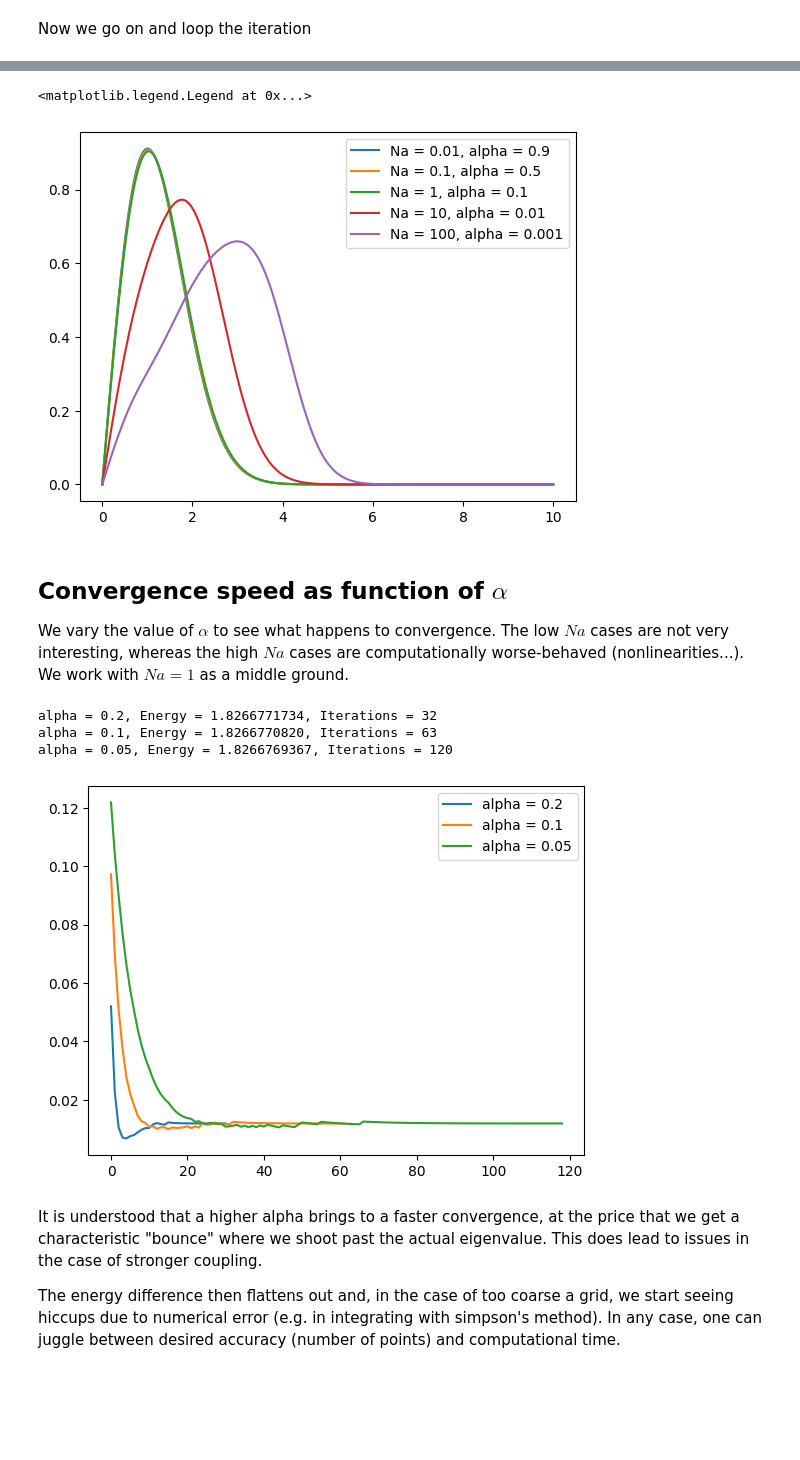
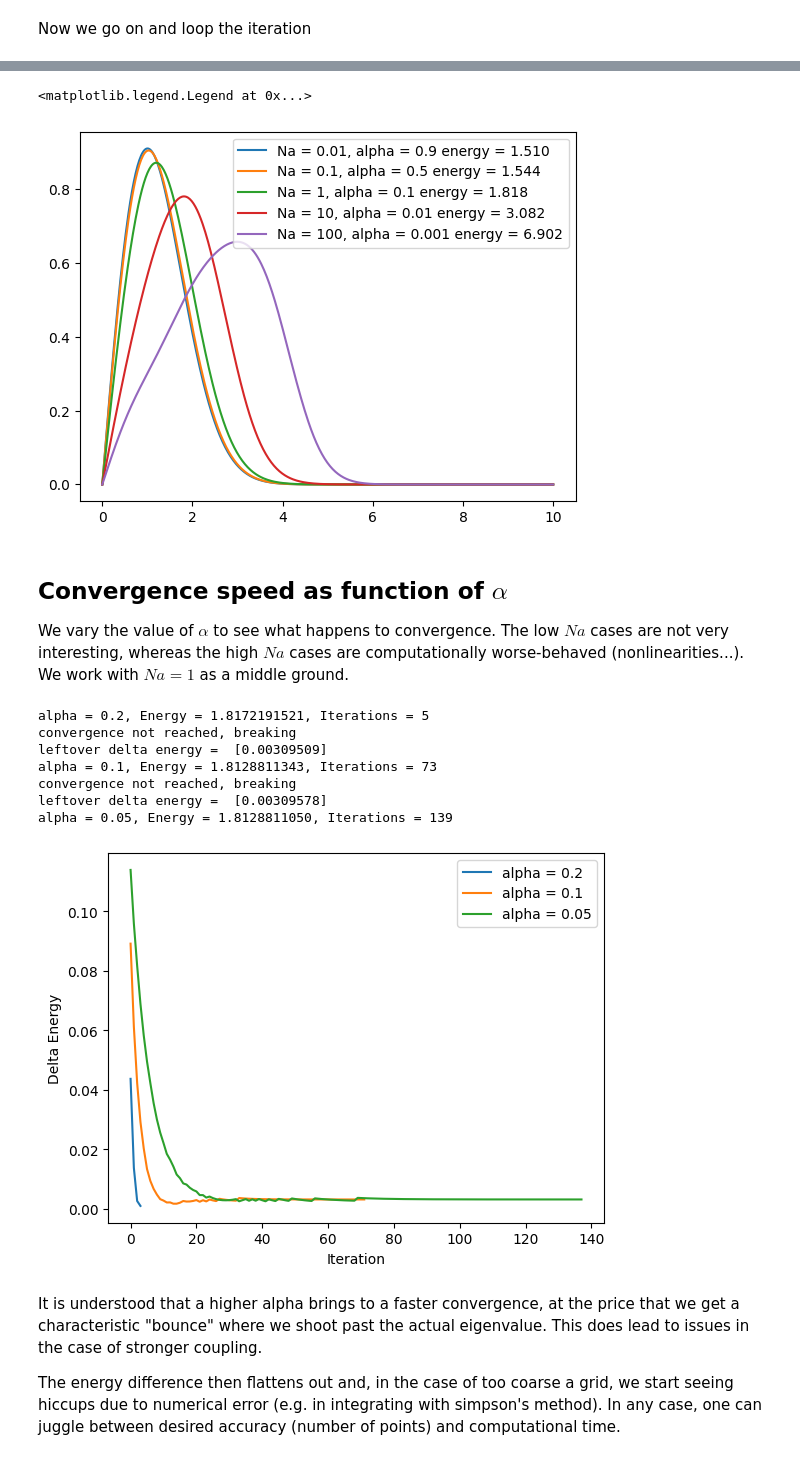
Before and after one commit to marcobeIIa/computational_physics, a Jupyter notebook: homework3/MFA_Lusvardi_Bella_Parolini.ipynb, the cells around one changed output, grey strips where cells are left out. Cells and saved outputs as stored; diff of their text form; code cells hidden in the pictures; blank space fills up the shorter version.

```diff
--- a/homework3/MFA_Lusvardi_Bella_Parolini.ipynb
+++ b/homework3/MFA_Lusvardi_Bella_Parolini.ipynb
@@ -494,6 +506,7 @@ def GP_recursion(E_min,E_max,Na,alpha, N, r,h,threshold=0.0001,phi_old = None, e
     '''
     DeltaEnergy = 10 #initialise DeltaEnergy to a safe value
     DeltaEnergyPrevious = 10+ 2*threshold #likewise for DeltaEnergyPrevious
+    strike_counter = 0 #this counter kills the process after 3 strikes of energy increasing instead of decreasing
 
     E = np.linspace(E_min,E_max,100)
     energy = []
@@ -528,20 +541,22 @@ def GP_recursion(E_min,E_max,Na,alpha, N, r,h,threshold=0.0001,phi_old = None, e
         DeltaEnergyPrevious = np.abs(energy[count-1] - energy_mu[count-1])
 
         #print(eigenvalues[count],DeltaEnergy)     functional_energy[count]
-
+        if DeltaEnergy > DeltaEnergyPrevious and count > 1:
+            strike_counter += 1
         #print(energy[count],DeltaEnergy)
         if spit_iter:
             print(eigenvalue_new,DeltaEnergy)
         deltaEnergyArray.append(DeltaEnergy)
         phi_old = np.array(phi_new)
         if Na == 100:
-            E = [round(z,3) for z in np.arange(eigenvalue_new[0]-1,eigenvalue_new[0]+1,0.1)]
+            E = [round(z,3) for z in np.arange(eigenvalue_new[0]-0.2,eigenvalue_new[0]+0.2,0.01)]
         else:
-            E = [round(z,3) for z in np.arange(eigenvalue_new[0]-0.5,eigenvalue_new[0]+0.5,0.1)]
+            E = [round(z,3) for z in np.arange(eigenvalue_new[0]-0.15,eigenvalue_new[0]+0.15,0.01)]
         count += 1
-        if np.abs(DeltaEnergy-DeltaEnergyPrevious) < 0.0001*threshold:
+        if np.abs(DeltaEnergy-DeltaEnergyPrevious) < 0.0001*threshold or strike_counter > 2:
             print("convergence not reached, breaking")
             print("leftover delta energy = ", DeltaEnergy)
+            print("n. of strikes", strike_counter)
             break
     #plt.plot(E_old,xi)
     if returnDeltaEnergyArray:
@@ -572,13 +585,14 @@ Now we go on and loop the iteration
 Na_array = [0.01,0.1,1,10,100]
 alpha_array = [0.9,0.5,0.1,0.01,0.001]
 mu_array = [[1.4,1.6], [1.4,1.6], [1.5,2.5], [2,4], [3,6]]
+threshold_array = [0.0001,0.0001,0.0001,0.001,0.05]
 #Na_array = [100]
 #alpha_array = [.001]
 #mu_array = [[1,10]]
 L = 10
-N = 2000
+N = 500
 h = L/N
-r = np.linspace(0.0001, L, N) # r values from 0 to L with N points
+r = np.linspace(0.00001, L, N) # r values from 0 to L with N points
 phi_array = []
 energy_array = []
 for i in range(len(Na_array)):
@@ -587,11 +601,11 @@ for i in range(len(Na_array)):
     phi_old = GP(E_array_final, r, N, h, 0)[1][0] #initial guess of the wavefunction
     eigenvalue_old = GP(E_array_final, r, N, h, 0)[0] #initial guess of the wavefunction
     phi_new, energy, count = GP_recursion(mu_array[i][0],mu_array[i][1],Na,alpha_array[i],N,r,h,
-                                          threshold=0.1, phi_old = phi_old, eigenvalue_old = eigenvalue_old,
+                                          threshold_array[i], phi_old = phi_old, eigenvalue_old = eigenvalue_old,
                                           spit_iter=True)
     phi_array.append(phi_new)
-    energy_array.append(energy)
-    print(f"Na = {Na}, Energy = {energy[-1]:.10f}, Iterations = {count}")
+    energy_array.append(energy[-1])
+    print(f"Na = {Na}, Energy = {energy[-1]:.4f}, Iterations = {count}")
     phi_old = phi_new
     eigenvalue_old = GP(E_array_final, r, N, h, Na, phi_old)[0] #new guess of the eigenvalue
 # %% [output]
@@ -618,10 +629,10 @@ No artists with labels found to put in legend.  Note that artists whose label st
 # %%
 for i in range(len(Na_array)):
-    plt.plot(r, normalization(phi_array[i], h), label=f'Na = {Na_array[i]}, alpha = {alpha_array[i]}')
+    plt.plot(r, normalization(phi_array[i], h), label=f'Na = {Na_array[i]}, alpha = {alpha_array[i]} energy = {energy_array[i]:.3f}')
 plt.legend()
 # %% [output]
 <matplotlib.legend.Legend at 0x...>
-[figure, old version]
+[figure, new version]
 # %% [markdown]
 ## Convergence speed as function of $\alpha$
 
@@ -629,24 +640,29 @@ We vary the value of $\alpha$ to see what happens to convergence. The low $Na$ c
 # %%
 alpha_test_array = [0.2,0.1,0.05]
 Na = 1
 
 phi_old = GP(E_array_final, r, N, h, 0)[1][0] #initial guess of the wavefunction
 eigenvalue_old = GP(E_array_final, r, N, h, 0)[0] #initial guess of the wavefunction
 
 for alpha in alpha_test_array:
-    phi_new, energy, count,delta_energy = GP_recursion(1,3,1,alpha,N,r,h,threshold=0.005, phi_old = phi_old, eigenvalue_old = eigenvalue_old,
+    phi_new, energy, count,delta_energy = GP_recursion(1,3,1,alpha,N,r,h,threshold=0.001, phi_old = phi_old, eigenvalue_old = eigenvalue_old,
                                                       returnDeltaEnergyArray=True )
     phi_array.append(phi_new)
     energy_array.append(energy)
-    print(f"alpha = {alpha}, Energy = {energy[-1]:.10f}, Iterations = {count}")
+    print(f"alpha = {alpha}, Energy = {energy[-1]:.4f}, Iterations = {count}")
     plt.plot(delta_energy, label=f'alpha = {alpha}')
-    plt.labels(['Iteration', 'Delta Energy'])
+    plt.xlabel('Iteration')
+    plt.ylabel('Delta Energy')
     plt.legend()
 # %% [output]
-alpha = 0.2, Energy = 1.8266771734, Iterations = 32
-alpha = 0.1, Energy = 1.8266770820, Iterations = 63
-alpha = 0.05, Energy = 1.8266769367, Iterations = 120
+alpha = 0.2, Energy = 1.8172191521, Iterations = 5
+convergence not reached, breaking
+leftover delta energy =  [0.00309509]
+alpha = 0.1, Energy = 1.8128811343, Iterations = 73
+convergence not reached, breaking
+leftover delta energy =  [0.00309578]
+alpha = 0.05, Energy = 1.8128811050, Iterations = 139
-[figure, old version]
+[figure, new version]
 # %% [markdown]
 It is understood that a higher alpha brings to a faster convergence, at the price that we get a characteristic "bounce" where we shoot past the actual eigenvalue. This does lead to issues in the case of stronger coupling.
 
```
Also changed, not shown: parts of 6 cells of this notebook.
